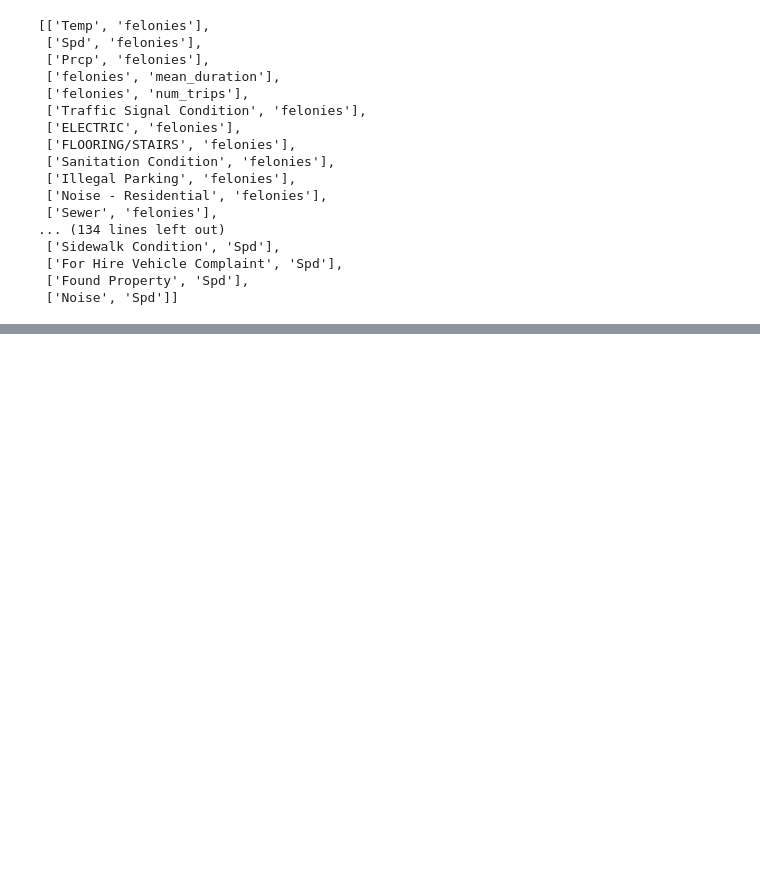
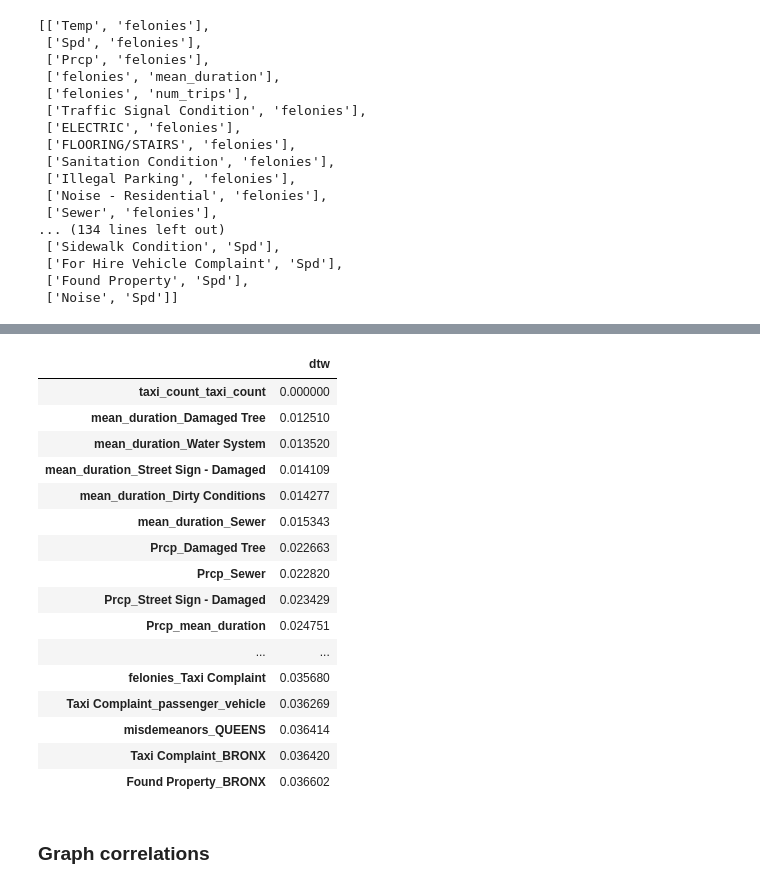
Before and after one commit to adcengiz/quesedillas, a Jupyter notebook: correlations_final.ipynb, the cells around one changed output, grey strips where cells are left out. Saved outputs shown, nothing was run; the diff lists cells and outputs as text; code cells hidden in the pictures; blank space fills up the shorter version.

```diff
--- a/correlations_final.ipynb
+++ b/correlations_final.ipynb
@@ -329,0 +326,27 @@ corrs
+# %%
+correlations=pd.DataFrame.from_dict(corrs,orient='index')
+# %%
+correlations.columns=['dtw']
+correlations=correlations.sort_values(by='dtw',ascending=True)
+correlations.to_csv('correlations_dtw.csv')
+correlations.h
+# %% [output]
+|  | dtw |
+| taxi_count_taxi_count | 0.000000 |
+| mean_duration_Damaged Tree | 0.012510 |
+| mean_duration_Water System | 0.013520 |
+| mean_duration_Street Sign - Damaged | 0.014109 |
+| mean_duration_Dirty Conditions | 0.014277 |
+| mean_duration_Sewer | 0.015343 |
+| Prcp_Damaged Tree | 0.022663 |
+| Prcp_Sewer | 0.022820 |
+| Prcp_Street Sign - Damaged | 0.023429 |
+| Prcp_mean_duration | 0.024751 |
+| ... | ... |
+| felonies_Taxi Complaint | 0.035680 |
+| Taxi Complaint_passenger_vehicle | 0.036269 |
+| misdemeanors_QUEENS | 0.036414 |
+| Taxi Complaint_BRONX | 0.036420 |
+| Found Property_BRONX | 0.036602 |
+# %% [markdown]
+### Graph correlations
```
Also changed, not shown: parts of 7 cells of this notebook, 9 other files.
